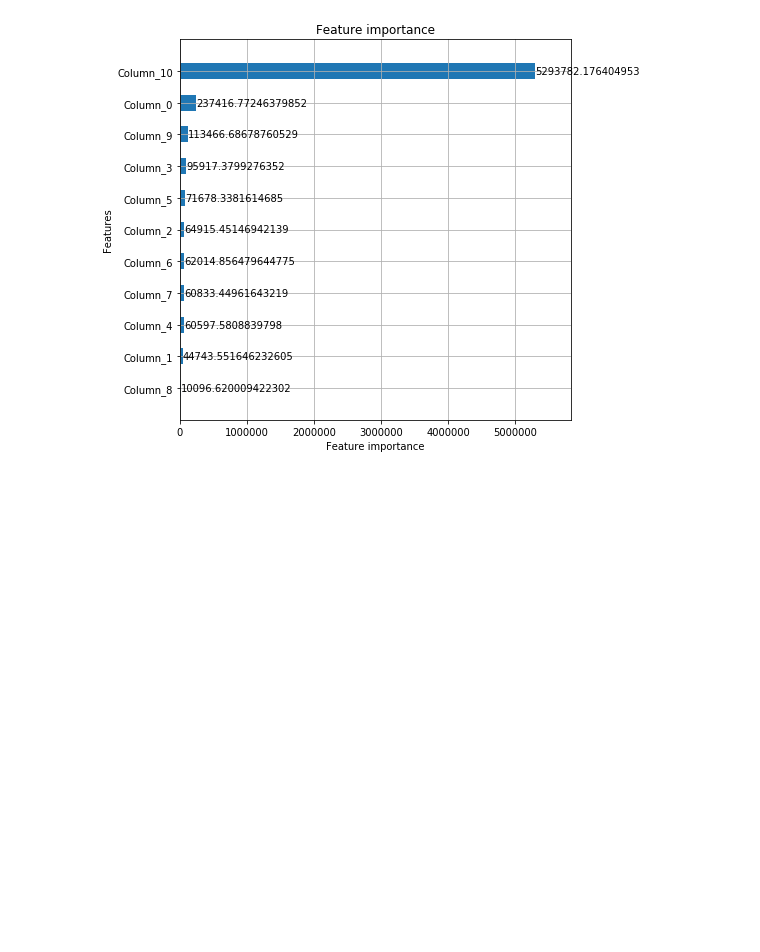
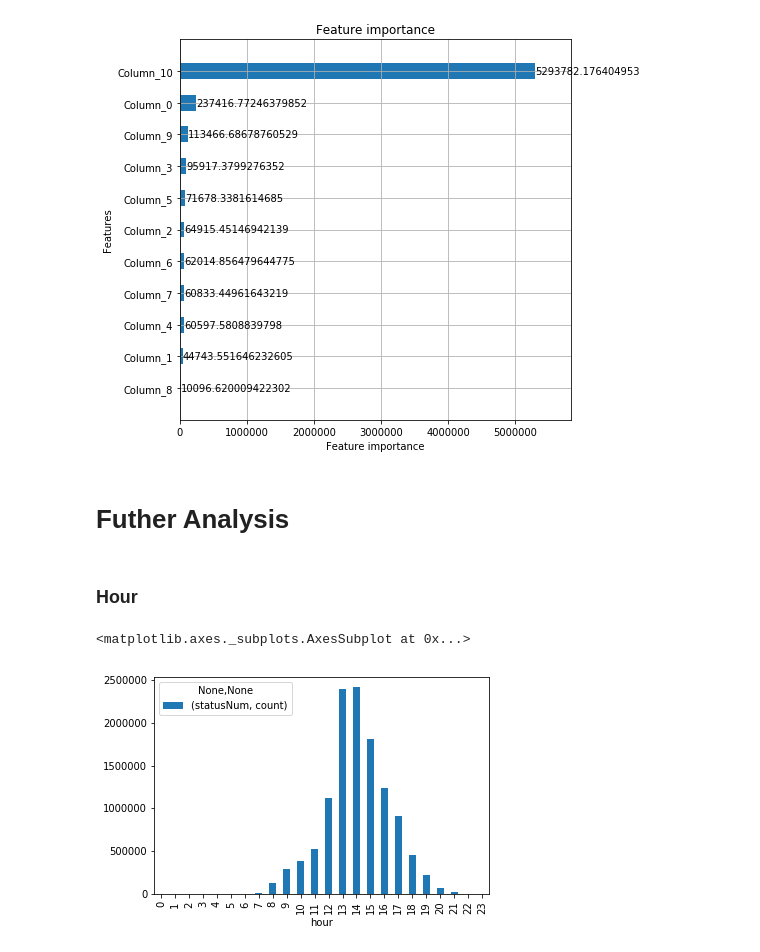
Before and after one commit to frank11158/Post-Big-Data-Competition, a Jupyter notebook: final.ipynb, the cells around one changed output. Drawn from its saved outputs; the diff is of its cells as text; code cells hidden in the pictures; blank space fills up the shorter version.

```diff
--- a/final.ipynb
+++ b/final.ipynb
@@ -221,3 +222,13 @@ lgb.plot_importance(model, height=0.5, ignore_zero = False, figsize = (7, 7), im
 # %% [output]
 <matplotlib.axes._subplots.AxesSubplot at 0x...>
 [figure]
+# %% [markdown]
+# Futher Analysis
+# %% [markdown]
+### Hour
+# %%
+hour_success = df_final[df_final['statusNum'] == 1].groupby('hour').agg({'statusNum': ['count']})
+hour_success.plot(kind='bar')
+# %% [output]
+<matplotlib.axes._subplots.AxesSubplot at 0x...>
+[figure, added]
```
Also changed, not shown: parts of 9 cells of this notebook.
